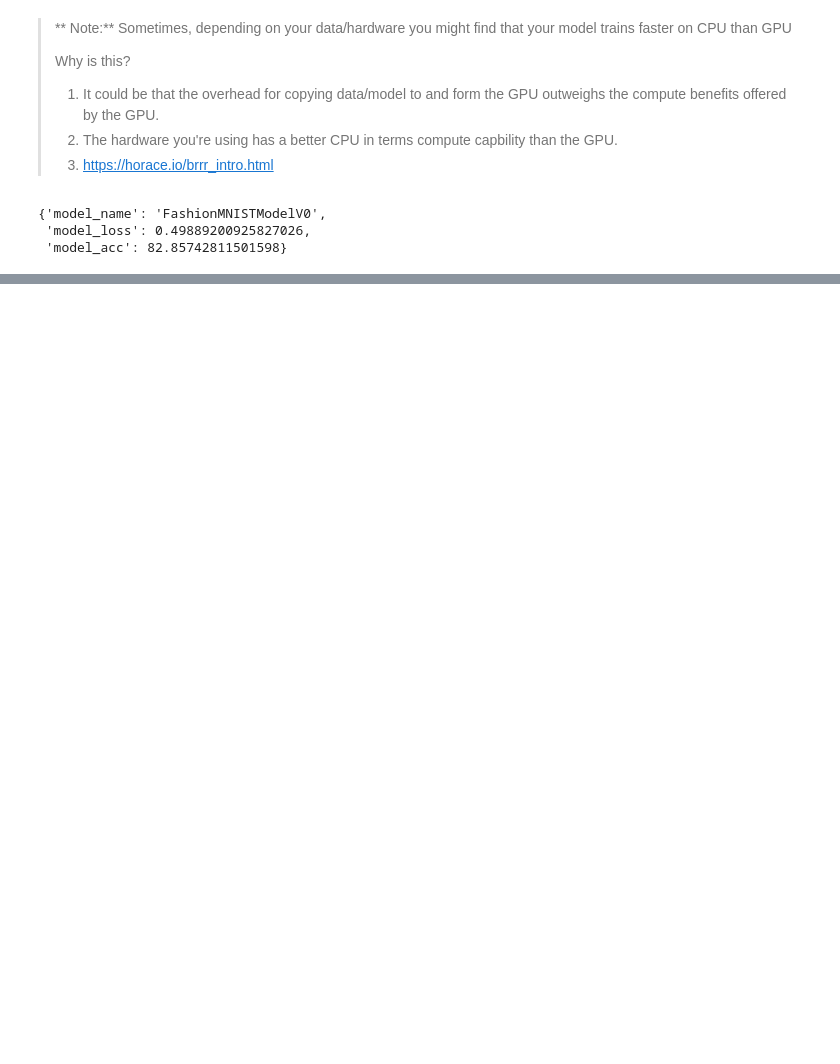
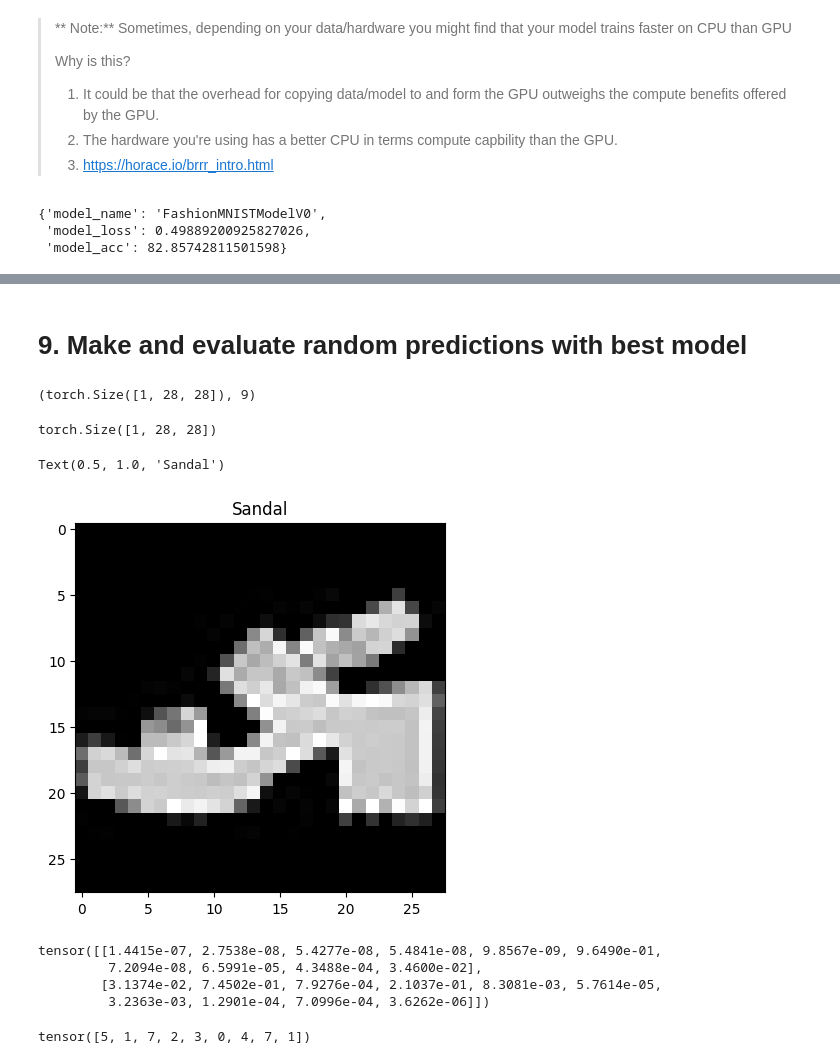
Before and after one commit to Nihar4980/Deep_Learning, a Jupyter notebook: Pytorch/pytorch_computer_vision_video.ipynb, the cells around one changed output, grey strips where cells are left out. Drawn from its saved outputs; the diff is of its cells as text; code cells hidden in the pictures; blank space fills up the shorter version.

```diff
--- a/Pytorch/pytorch_computer_vision_video.ipynb
+++ b/Pytorch/pytorch_computer_vision_video.ipynb
@@ -778,0 +1135,2 @@ model_0_results
+# %% [markdown]
+# 9. Make and evaluate random predictions with best model
@@ -778,0 +1160,43 @@ model_0_results
+# %%
+img, label = test_data[0][:10]
+img.shape, label
+# %% [output]
+(torch.Size([1, 28, 28]), 9)
+# %%
+import random
+random.seed(42)
+test_samples = []
+test_labels = []
+
+for sample, label in random.sample(list(test_data), k=9):
+    test_samples.append(sample)
+    test_labels.append(label)
+
+# View the first shape
+test_samples[0].shape
+# %% [output]
+torch.Size([1, 28, 28])
+# %%
+plt.imshow(test_samples[0].squeeze(), cmap='gray')
+plt.title(class_names[test_labels[0]])
+# %% [output]
+Text(0.5, 1.0, 'Sandal')
+[figure, added]
+# %%
+# make predictions
+pred_probs = make_prediction(model=model_2,
+                            data=test_samples)
+
+# View first two prediction probabilities
+pred_probs[:2]
+# %% [output]
+tensor([[1.4415e-07, 2.7538e-08, 5.4277e-08, 5.4841e-08, 9.8567e-09, 9.6490e-01,
+         7.2094e-08, 6.5991e-05, 4.3488e-04, 3.4600e-02],
+        [3.1374e-02, 7.4502e-01, 7.9276e-04, 2.1037e-01, 8.3081e-03, 5.7614e-05,
+         3.2363e-03, 1.2901e-04, 7.0996e-04, 3.6262e-06]])
+# %%
+# convert Prediction probablites to labels
+pred_classes = pred_probs.argmax(dim=1)
+pred_classes
+# %% [output]
+tensor([5, 1, 7, 2, 3, 0, 4, 7, 1])
```
Also changed, not shown: parts of 54 cells of this notebook, 1 other file.
